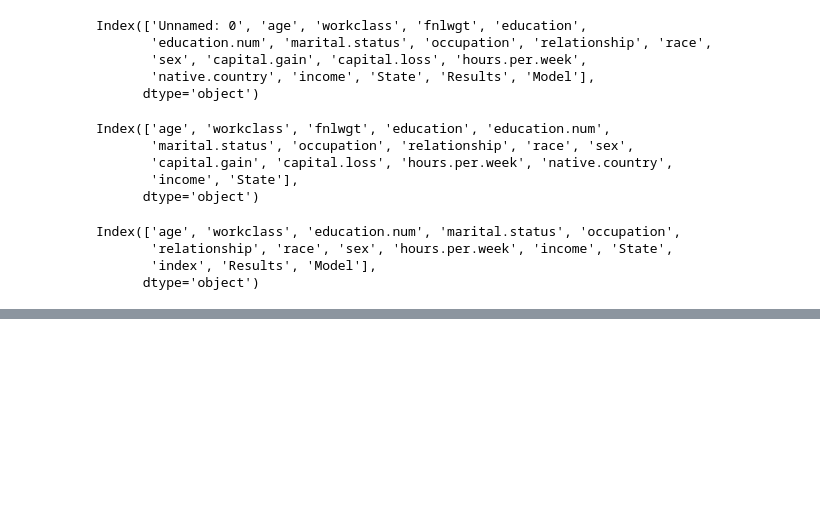
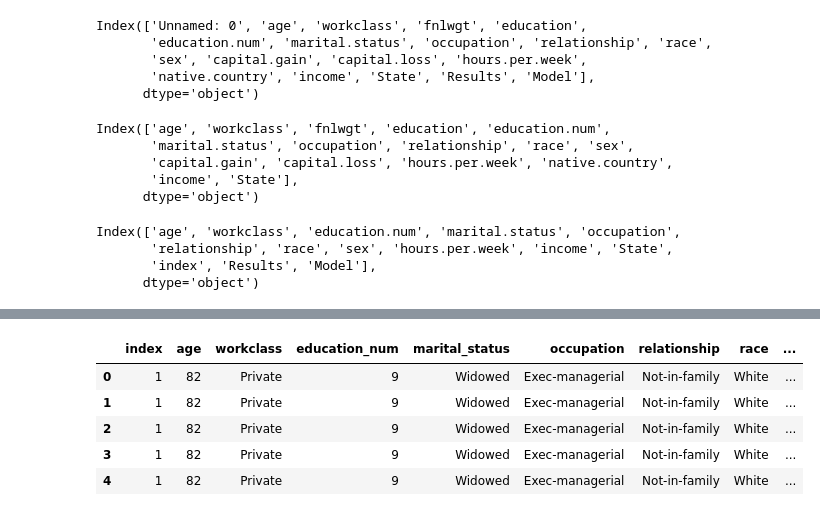
Before and after one commit to dmartinj12/Census_Inequality, a Jupyter notebook: AI_predictions/predictiveMerge.ipynb, the cells around one changed output, grey strips where cells are left out. Drawn from its saved outputs; the diff is of its cells as text; code cells hidden in the pictures; blank space fills up the shorter version.

```diff
--- a/AI_predictions/predictiveMerge.ipynb
+++ b/AI_predictions/predictiveMerge.ipynb
@@ -108,2 +159,11 @@ combined_df.tail()
+# %%
+merged_df.head()
+# %% [output]
+|  | index | age | workclass | education_num | marital_status | occupation | relationship | race | ... |
+| 0 | 1 | 82 | Private | 9 | Widowed | Exec-managerial | Not-in-family | White | ... |
+| 1 | 1 | 82 | Private | 9 | Widowed | Exec-managerial | Not-in-family | White | ... |
+| 2 | 1 | 82 | Private | 9 | Widowed | Exec-managerial | Not-in-family | White | ... |
+| 3 | 1 | 82 | Private | 9 | Widowed | Exec-managerial | Not-in-family | White | ... |
+| 4 | 1 | 82 | Private | 9 | Widowed | Exec-managerial | Not-in-family | White | ... |
 # %%
 # Export Data
```
Also changed, not shown: parts of 15 cells of this notebook, 3 other files.
